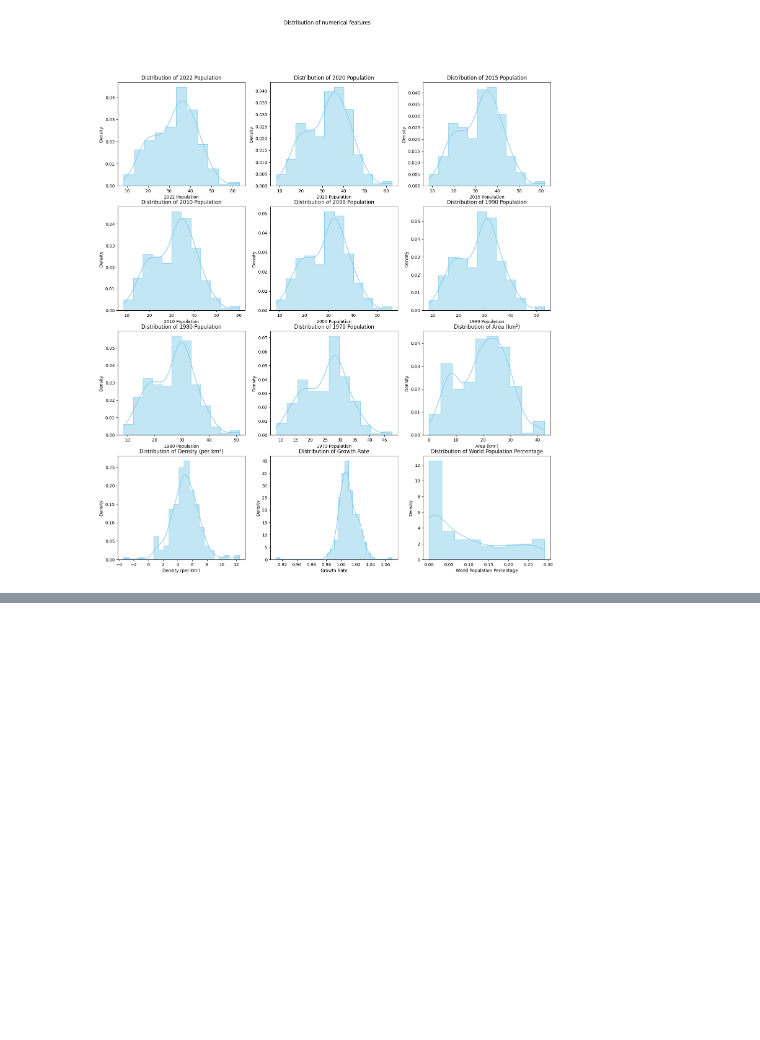
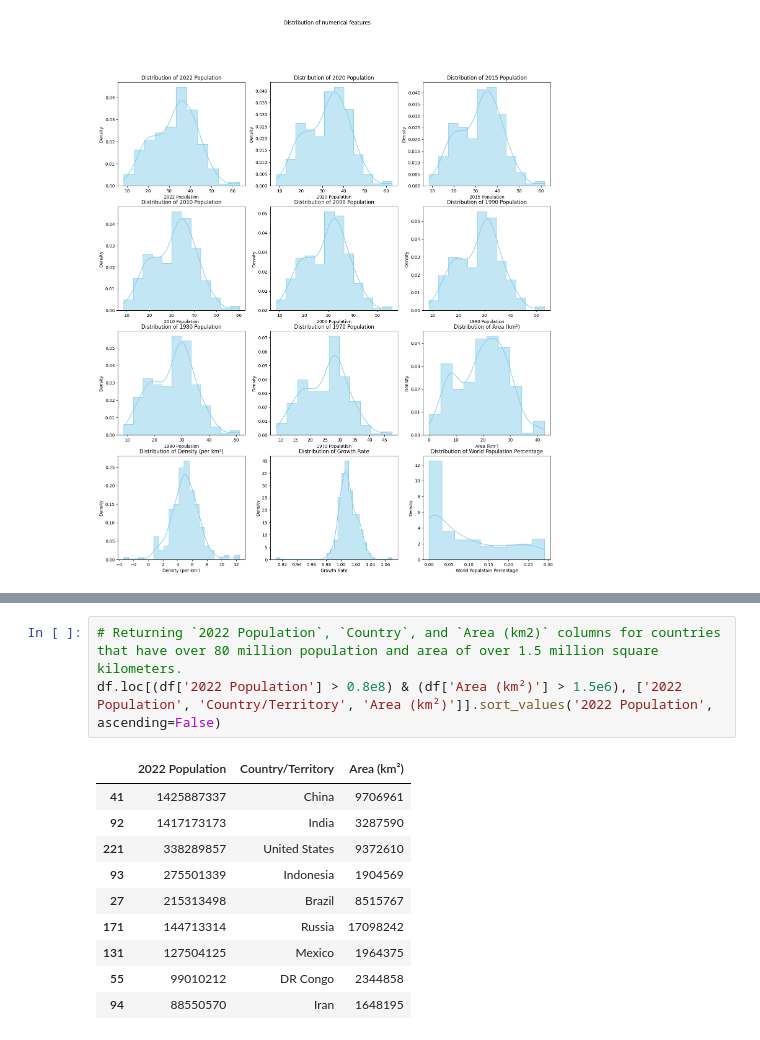
Before and after one commit to atareversei/data-science-playground, a Jupyter notebook: 01-working-with-data/02-world-population.ipynb, the cells around one changed output, grey strips where cells are left out. Drawn from its saved outputs; the diff is of its cells as text; blank space fills up the shorter version.

```diff
--- a/01-working-with-data/02-world-population.ipynb
+++ b/01-working-with-data/02-world-population.ipynb
@@ -163,0 +177,14 @@ visualize_numerical_distribution(skewHandledDf)
+# %%
+# Returning `2022 Population`, `Country`, and `Area (km2)` columns for countries that have over 80 million population and area of over 1.5 million square kilometers.
+df.loc[(df['2022 Population'] > 0.8e8) & (df['Area (km²)'] > 1.5e6), ['2022 Population', 'Country/Territory', 'Area (km²)']].sort_values('2022 Population', ascending=False)
+# %% [output]
+|  | 2022 Population | Country/Territory | Area (km²) |
+| 41 | 1425887337 | China | 9706961 |
+| 92 | 1417173173 | India | 3287590 |
+| 221 | 338289857 | United States | 9372610 |
+| 93 | 275501339 | Indonesia | 1904569 |
+| 27 | 215313498 | Brazil | 8515767 |
+| 171 | 144713314 | Russia | 17098242 |
+| 131 | 127504125 | Mexico | 1964375 |
+| 55 | 99010212 | DR Congo | 2344858 |
+| 94 | 88550570 | Iran | 1648195 |
```
Also changed, not shown: parts of 4 cells of this notebook.
